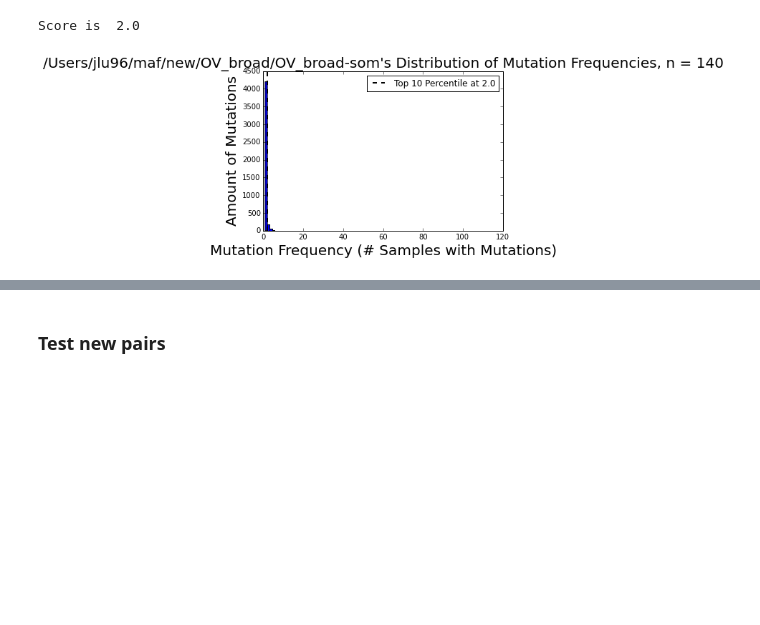
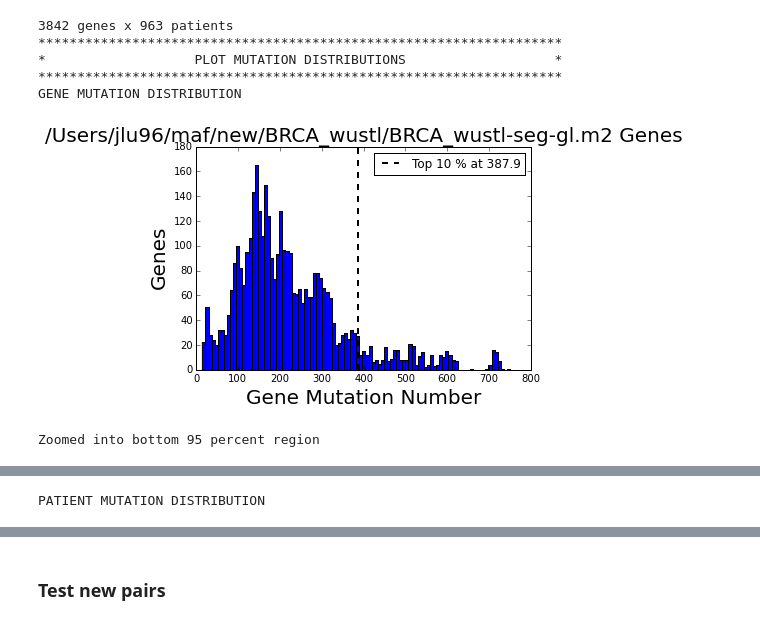
Before and after one commit to lujonathanh/coffdrop, a Jupyter notebook: Mutex_Runs.ipynb, the cells around one changed output, grey strips where cells are left out. Cells and saved outputs as stored; diff of their text form; code cells hidden in the pictures; blank space fills up the shorter version.

```diff
--- a/Mutex_Runs.ipynb
+++ b/Mutex_Runs.ipynb
@@ -17,10 +63,4 @@ mpairPercentile = 0.03
 # %%
-# Look at top segments. Same filters.
-
-
-# Let's try limiting the significant co-occurrent pairs and see if we can increase our power
-# Let's consider the 100 least mutated patients and search for co-occurrence within them
-
 import mutex as mex
 import csv
 import mutex_triangles as met
@@ -32,56 +72,77 @@ import scipy.stats as stats
 import partition as par
 import numpy as np
 %matplotlib inline
 
-
-pairfile = file_prefix + 'pairs-min_cohort.txt'
-triplet_file_prefix = file_prefix + '-triplets-'
-new_pairfile = file_prefix + "-pairs-min_cohort_filtered.txt"
-new_cpairfile = file_prefix + "-cpairs-min_cohort_filtered.txt"
-new_mpairfile = file_prefix + "-mpairs-min_cohort_filtered.txt"
-geneFile = None
-minFreq = 0
+COSMIC_pair_insertion_index = 8
+COSMIC_triplet_insertion_index = 5
 compute_mutex = True
-closer_than_distance = 100000000
-
 
 numGenes, numCases, genes, patients, geneToCases, patientToGenes = mex.load_mutation_data(mutationmatrix, patientFile, geneFile, minFreq)
 
-mex.graph_mutation_distribution(numCases, genes, geneToCases, filename=mutationmatrix, bins=100)
-mex.graph_patient_distribution(len(genes), patients, patientToGenes, mutationmatrix + "patient mutation distribution")
+print '%s genes x %s patients' % (numGenes, numCases)
 
 
-print "\n**********WITHIN SMALLEST CLUSTER**********"
+print "*******************************************************************"
+print "*                   PLOT MUTATION DISTRIBUTIONS                   *"
+print "*******************************************************************"
+
+print "GENE MUTATION DISTRIBUTION"
+mex.graph_mutation_distribution(numCases, genes, geneToCases, filename=mutationmatrix + " Genes", bins=100, zoomin_percentile=95)
+
+
+print "\nPATIENT MUTATION DISTRIBUTION"
+mex.graph_patient_distribution(len(genes), patients, patientToGenes, mutationmatrix + " Patients", bottom_percentile=leastPatientThreshold, zoomin_percentile=95)
+
+
+print "*******************************************************************"
+print "*         PLOT DISTRIBUTIONS AMONG LEAST MUTATED PATIENTS         *"
+print "*******************************************************************"
+
+
+
+
 D = [len(patientToGenes[p]) for p in patientToGenes]
-minThreshold = stats.scoreatpercentile(D, minPatientPercentile)
+minThreshold = stats.scoreatpercentile(D, leastPatientThreshold)
 
 c0patients = [p for p in patientToGenes if len(patientToGenes[p]) <= minThreshold]
 
 c0cohort_dict = {0: c0patients}
 
 c0genes, c0geneToCases, c0patientToGenes = par.get_cluster_gTC_pTG(geneToCases, patientToGenes, c0patients)
 
-print "Smallest cluster patients is ", len(c0patients)
+print "GENE MUTATION DISTRIBUTION IN LEAST MUTATED PATIENTS"
+mex.graph_mutation_distribution(len(c0patients), c0genes, c0geneToCases, filename=mutationmatrix + " least mutated genes", bins=100)
 
-print "number genes in smallest cluster is ", len(c0genes)
-
-test_minFreq = int( test_minFreq_ratio * len(c0patients))
-print "Mutation frequency threshold is ", test_minFreq
-
-print "number of genes above threashold ", len([g for g in c0genes if len(c0geneToCases[g]) >= test_minFreq])
+print "\nPATIENT MUTATION DISTRIBUTION IN LEAST MUTATED PATIENTS"
+mex.graph_patient_distribution(len(genes), c0patients, c0patientToGenes, filename=mutationmatrix + " least mutated patients")
 
 
-mex.graph_mutation_distribution(len(c0patients), c0genes, c0geneToCases, filename=mutationmatrix + "-min-cohort", bins=100)
-mex.graph_patient_distribution(len(genes), c0patients, c0patientToGenes, mutationmatrix + "patient mutation distribution")
+
+print "*******************************************************************"
+print "*                   GETTING TEST GENE PAIRS                       *"
+print "*******************************************************************"
+print "The least mutated patients are the bottom ", leastPatientThreshold, " % of patients"
+print "Least mutated patients: %s genes x %s patients" % (len(c0genes), len(c0patients) )
 
 
-print "\n**********GETTING PAIRS**********"
+test_minFreq = int( test_gene_threshold * 0.01 * len(c0patients))
+print "The test gene threshold is ", test_gene_threshold, "% of the least mutated patients"
+print "Test genes are mutated at least ", test_minFreq, " in th least mutated patients"
+
+print "Number of test genes: ", len([g for g in c0genes if len(c0geneToCases[g]) >= test_minFreq])
+
+
 reload(bgbp)
 t = time.time()
 genepairs = bgbp.getgenepairs(c0geneToCases, c0genes, test_minFreq=test_minFreq, closer_than_distance=closer_than_distance)
 print "Number of pairs is ", len(genepairs), " retrieved in time : ", time.time() - t
 
 os.system('say "exploration finished"')
 # %% [output]
-Score is  2.0
+3842 genes x 963 patients
+*******************************************************************
+*                   PLOT MUTATION DISTRIBUTIONS                   *
+*******************************************************************
+GENE MUTATION DISTRIBUTION
-[figure, old version]
+[figure, new version]
+Zoomed into bottom 95 percent region
@@ -94,0 +150 @@ Score is  1.0
+PATIENT MUTATION DISTRIBUTION
```
Also changed, not shown: parts of 25 cells of this notebook, 10 other files.
